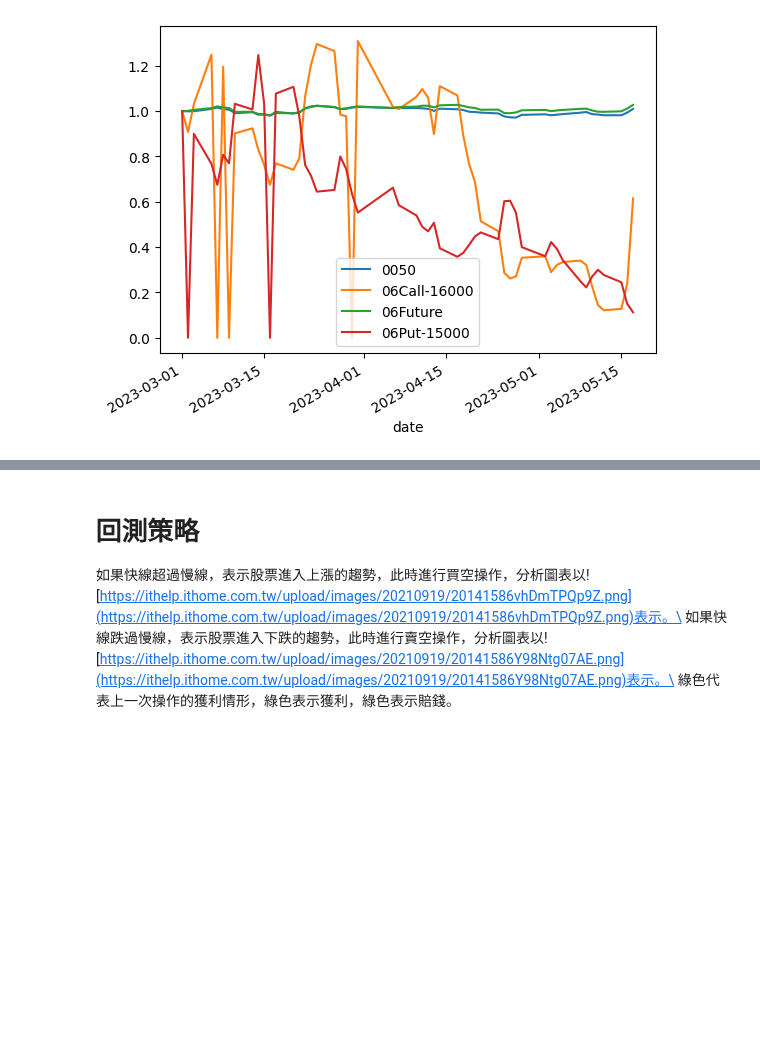
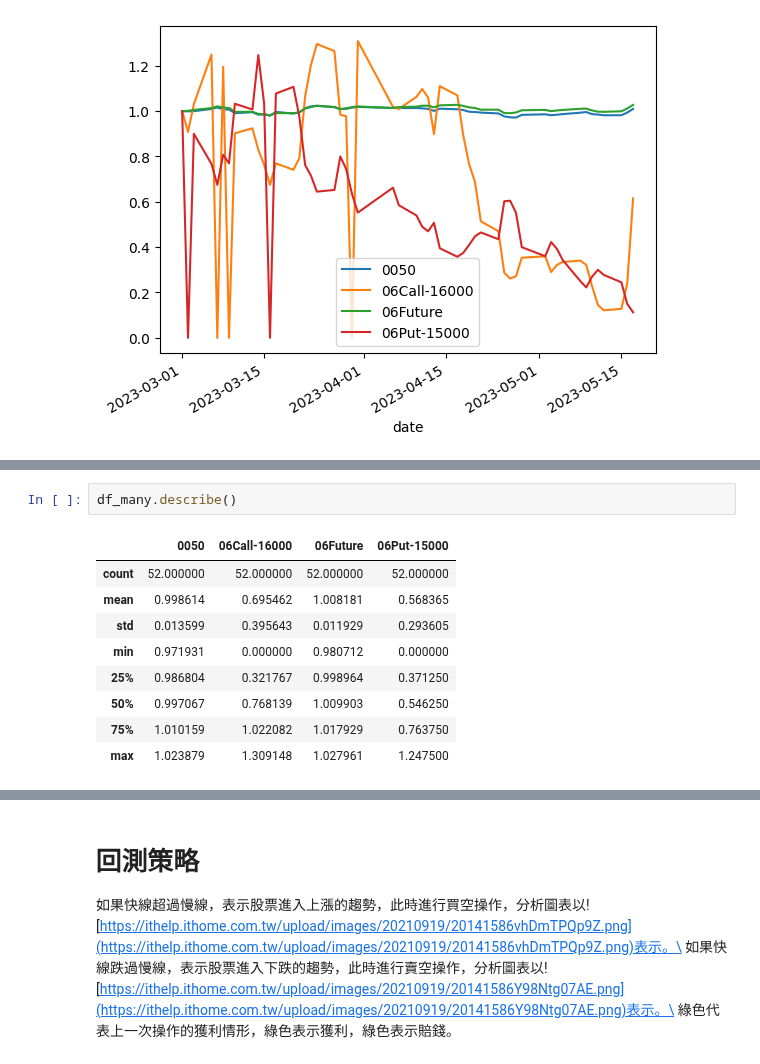
Before and after one commit to webclinic017/trade-backtest, a Jupyter notebook: 0-viz/viz4_data1_finmind_6月_stock_option_future_0301_0519.ipynb, the cells around one changed output, grey strips where cells are left out. Cells and saved outputs as stored; diff of their text form; blank space fills up the shorter version.

```diff
--- a/0-viz/viz4_data1_finmind_6月_stock_option_future_0301_0519.ipynb
+++ b/0-viz/viz4_data1_finmind_6月_stock_option_future_0301_0519.ipynb
@@ -309,0 +318,12 @@ df_many.plot()
+# %%
+df_many.describe()
+# %% [output]
+|  | 0050 | 06Call-16000 | 06Future | 06Put-15000 |
+| count | 52.000000 | 52.000000 | 52.000000 | 52.000000 |
+| mean | 0.998614 | 0.695462 | 1.008181 | 0.568365 |
+| std | 0.013599 | 0.395643 | 0.011929 | 0.293605 |
+| min | 0.971931 | 0.000000 | 0.980712 | 0.000000 |
+| 25% | 0.986804 | 0.321767 | 0.998964 | 0.371250 |
+| 50% | 0.997067 | 0.768139 | 1.009903 | 0.546250 |
+| 75% | 1.010159 | 1.022082 | 1.017929 | 0.763750 |
+| max | 1.023879 | 1.309148 | 1.027961 | 1.247500 |
```
Also changed, not shown: parts of 4 cells of this notebook.
